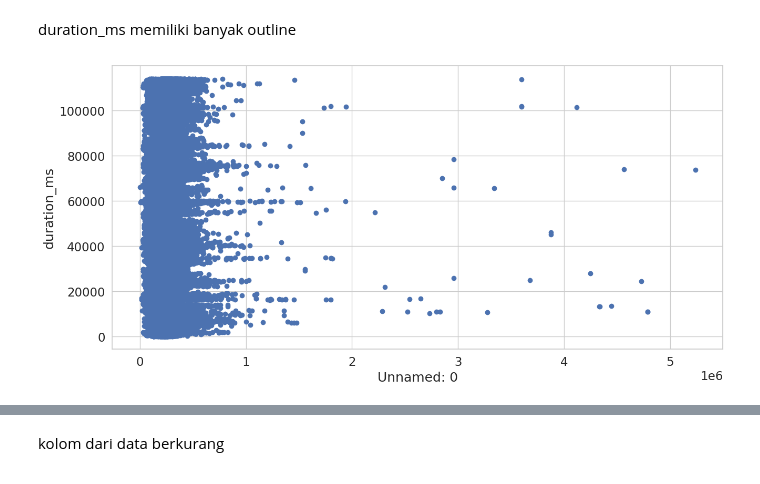
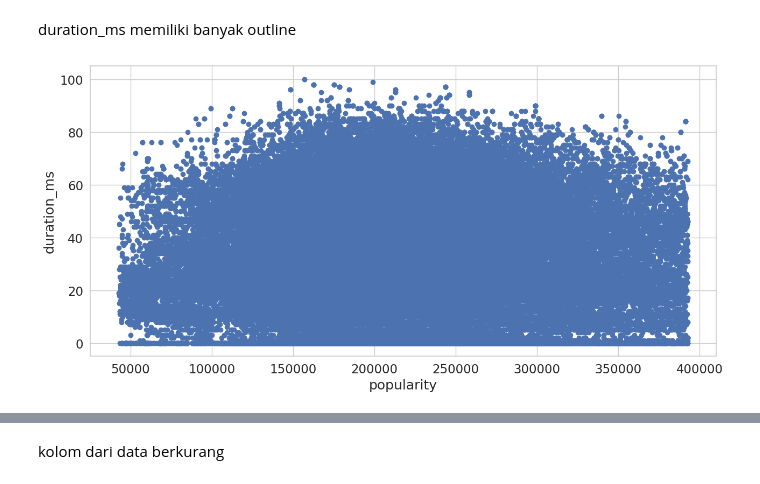
Before and after one commit to AbuHanifahh/Abu-Analitika-Data, a Jupyter notebook: Abu_Hanifah.ipynb, the cells around one changed output, grey strips where cells are left out. Drawn from its saved outputs; the diff is of its cells as text; code cells hidden in the pictures.

```diff
--- a/Abu_Hanifah.ipynb
+++ b/Abu_Hanifah.ipynb
@@ -257,16 +271,16 @@ duration_ms memiliki banyak outline
 # %%
 # Scatter plot
 fig, ax = plt.subplots(figsize = (15,7))
-ax.scatter(dataset['duration_ms'], dataset['Unnamed: 0'])
+ax.scatter(dataset['duration_ms'], dataset['popularity'])
 
 # x-axis label
-ax.set_xlabel('Unnamed: 0')
+ax.set_xlabel('popularity')
 
 # y-axis label
 ax.set_ylabel('duration_ms')
 plt.show()
 # %% [output]
-[figure, old version]
+[figure, new version]
 # %%
 import sklearn
 
```
Also changed, not shown: parts of 15 cells of this notebook.
